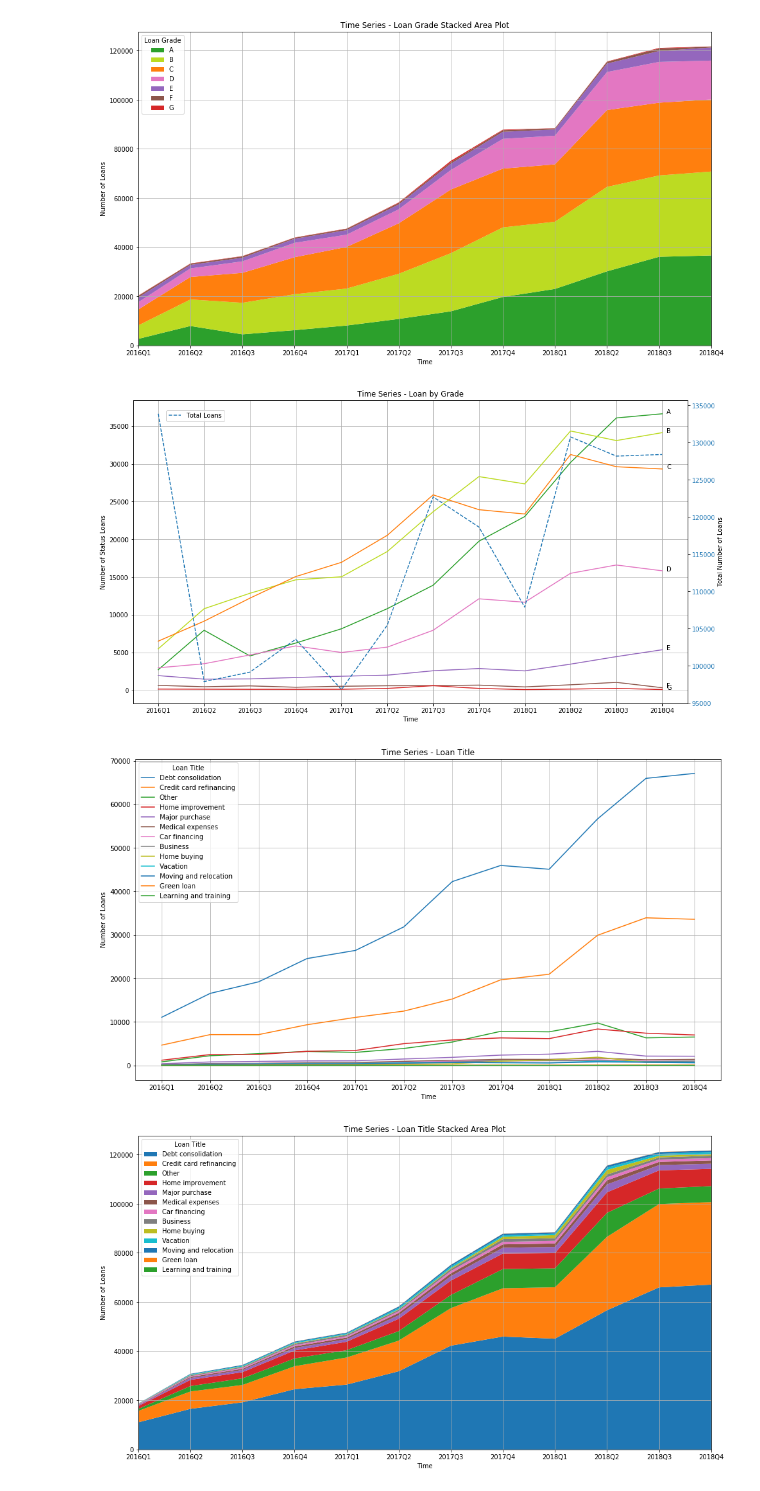
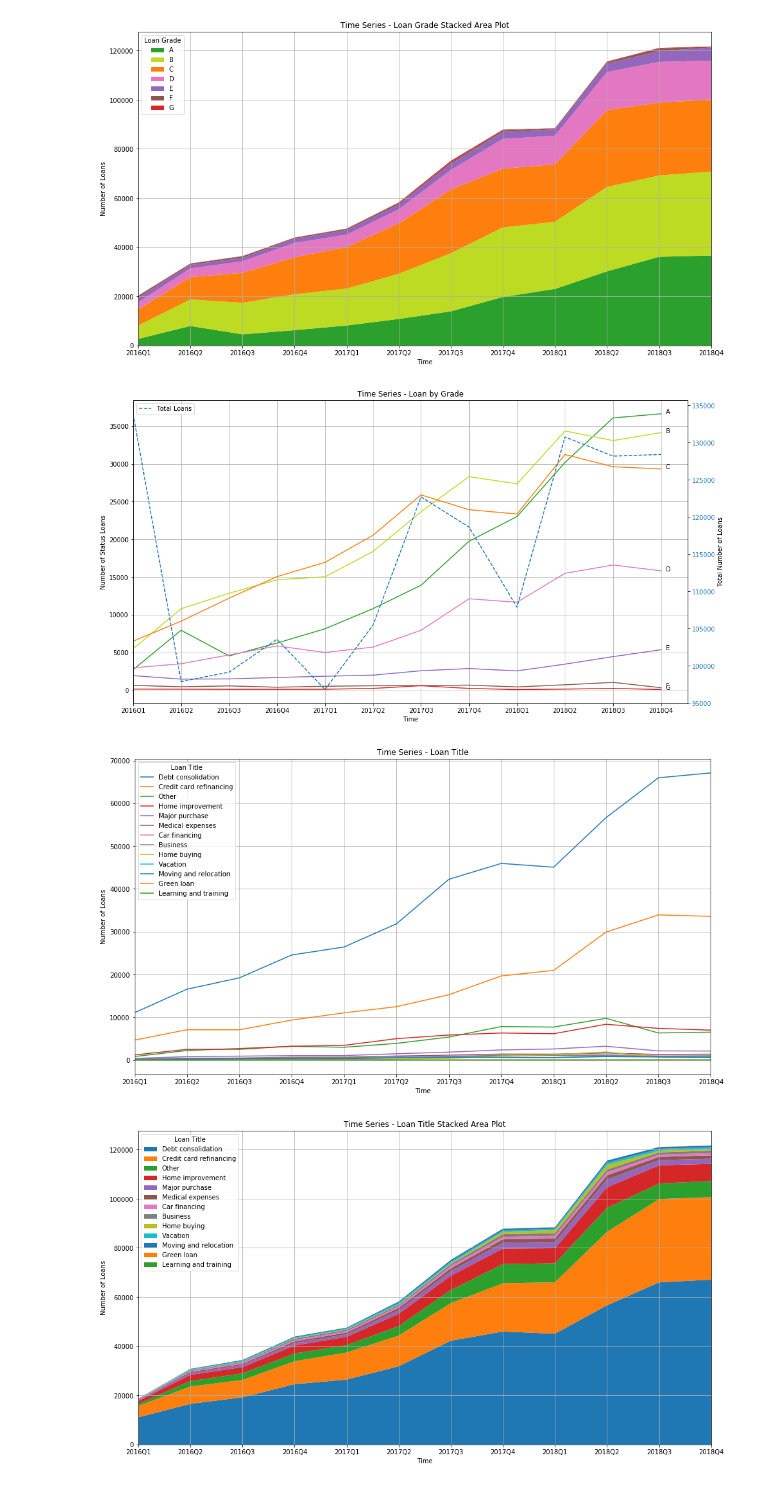
Before and after one commit to juszhan/LendingClub-Profitability, a Jupyter notebook: lendingclub_time_series_analysis.ipynb, the cells around one changed output. Saved outputs shown, nothing was run; the diff lists cells and outputs as text; code cells hidden in the pictures.

Commit message:
Adjusted time series xlim

```diff
--- a/lendingclub_time_series_analysis.ipynb
+++ b/lendingclub_time_series_analysis.ipynb
@@ -389,35 +394,36 @@ plt.show()
 # %%
 x = list(range(len(dataset)))
 
 fig, ax = plt.subplots(figsize=(16,9))
 
 lns = None
 
 for y, color, label in zip(grade_count[sorted_grade], colors, list("ABCDEFG")):
     if lns is None:
         lns = ax.plot(x, y, label=label, color=color)
     else:
         lns += ax.plot(x, y, label=label, color=color)
     ax.annotate(label, xy=(x[-1] + 0.1, y[-1]))
 
 ax_right = ax.twinx()
 lns += ax_right.plot(x, [len(df) for df in dataset], label="Total Loans", color="#1f77b4", linestyle="--")
 
 plt.xticks(ticks=list(range(len(names))), labels=names)
+plt.xlim(left=0)
 ax.grid(True)
 ax.set_xlabel("Time")
 ax.set_ylabel("Number of Status Loans")
 # ax.legend(lns, [l.get_label() for l in lns], loc=(.062, .86))
 
 ax_right.set_ylabel("Total Number of Loans")
 ax_right.tick_params(axis='y', labelcolor="#1f77b4")
-ax_right.legend(loc=(.06, .93))
+ax_right.legend(loc=2)
 
 plt.title("Time Series - Loan by Grade")
 plt.savefig("assets/Time Series - Loan by Grade2.png", bbox_inches='tight')
 plt.show()
 # %% [output]
-[figure, old version]
+[figure, new version]
 # %%
 _titles = set()
 
@@ -442,6 +448,7 @@ for _, k in ordered_title:
     y = title[k]
     plt.plot(x, y, label=k)
 plt.xticks(ticks=list(range(len(names))), labels=names)
+plt.xlim(left=0, right=len(dataset) - 1)
 plt.grid(True)
 plt.xlabel("Time")
 plt.ylabel("Number of Loans")
@@ -450,7 +457,7 @@ plt.title("Time Series - Loan Title")
 plt.savefig("assets/Time Series - Loan Title.png", bbox_inches='tight')
 plt.show()
 # %% [output]
-[figure, old version]
+[figure, new version]
 # %%
 plt.figure(figsize=(16,9))
 
```
Also changed, not shown: parts of 7 cells of this notebook, 9 other files.
